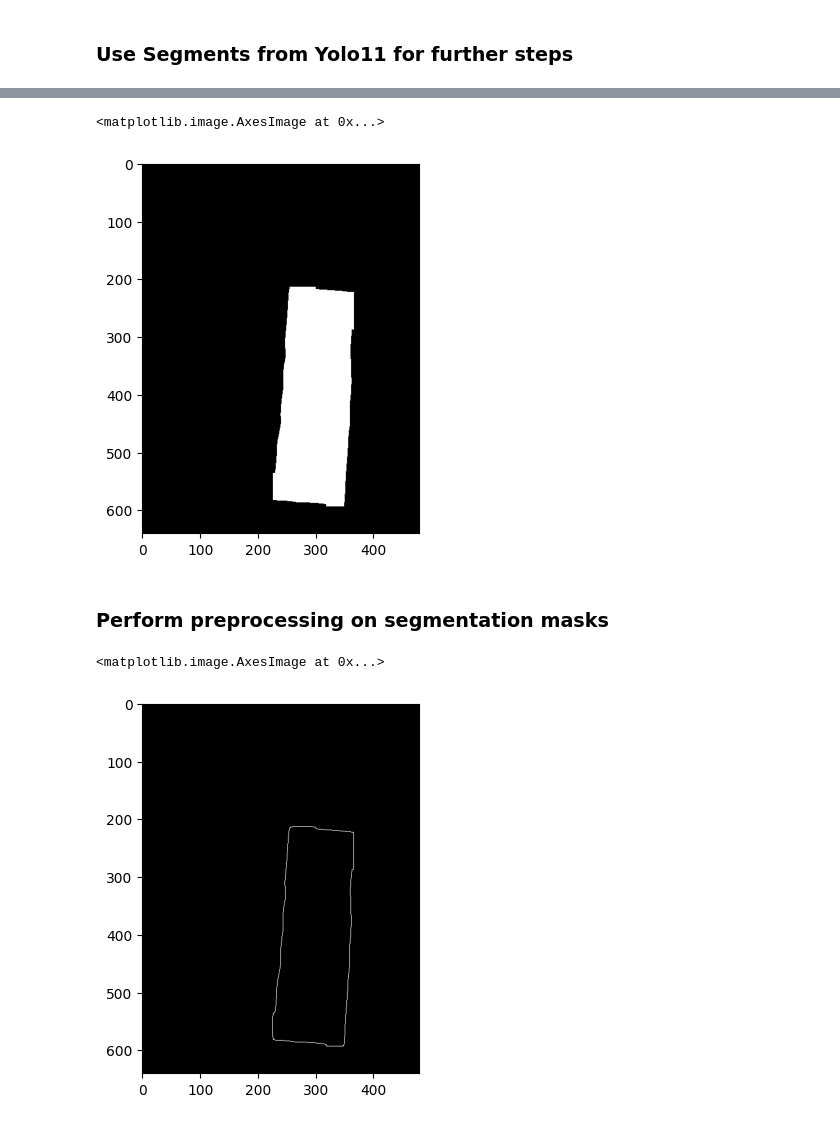
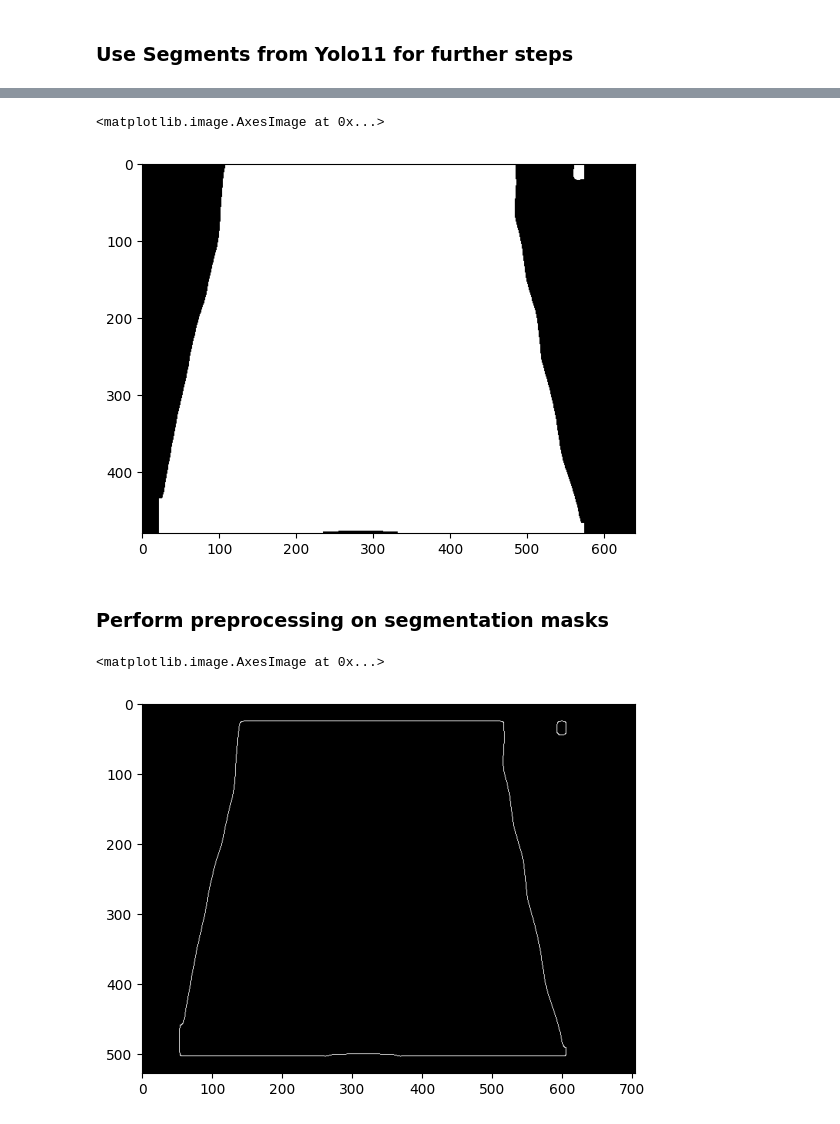
Before and after one commit to skeilbach/receipt2json, a Jupyter notebook: Yolov11CustomReceiptDetection.ipynb, the cells around one changed output, grey strips where cells are left out. Saved outputs shown, nothing was run; the diff lists cells and outputs as text; code cells hidden in the pictures.

```diff
--- a/Yolov11CustomReceiptDetection.ipynb
+++ b/Yolov11CustomReceiptDetection.ipynb
@@ -123,9 +128,14 @@ Results saved to runs/segment/predict2
 💡 Learn more at https://docs.ultralytics.com/modes/predict
 # %% [markdown]
 ### Use Segments from Yolo11 for further steps
+# %%
+p = os.listdir(f'{DATASET}/test/images')
+
+img_name = p[1]
+img_path = f'{DATASET}/test/images/{img_name}' #f'{HOME}/custom_data/IMG_7593.jpg'
 # %%
 from ultralytics import YOLO
 model = YOLO(f'{HOME}/runs/segment/train/weights/best.pt')
 
-result = model.predict(source=f'{HOME}/custom_data/IMG_7593.jpg', imgsz=640)
+result = model.predict(source=img_path, imgsz=640)
 # %% [output]
@@ -146,6 +156,6 @@ mask = result[0].masks.data[0].cpu().numpy().astype(np.uint8)*255
 plt.imshow(mask, cmap="gray")
 # %% [output]
 <matplotlib.image.AxesImage at 0x...>
-[figure, old version]
+[figure, new version]
 # %% [markdown]
 ### Perform preprocessing on segmentation masks
@@ -152,12 +210,21 @@ plt.imshow(mask, cmap="gray")
+# %%
+# Extend the mask to fit the larger background
+height, width = mask.shape
+scaling = 1.1
+new_height, new_width = scaling*height, scaling*width
+mask_extended = extend_segmentation_mask(mask, int(new_width), int(new_height))
+
+# Revert the extended mask to the original mask size
+reverted_mask = revert_edges_to_original(mask_extended, (height, width))
 # %%
 # Apply Gaussian blurring to reduce noise and apply edge detection
-blurred = cv2.GaussianBlur(mask, (11, 11), 0)
+blurred = cv2.GaussianBlur(mask_extended, (11, 11), 0)
 edge = cv2.Canny(blurred, 100, 200)
 
 plt.imshow(edge, cmap="gray")
 # %% [output]
 <matplotlib.image.AxesImage at 0x...>
-[figure, old version]
+[figure, new version]
 # %%
 %pip install scikit-image
 from skimage import morphology
```
Also changed, not shown: parts of 16 cells of this notebook.
